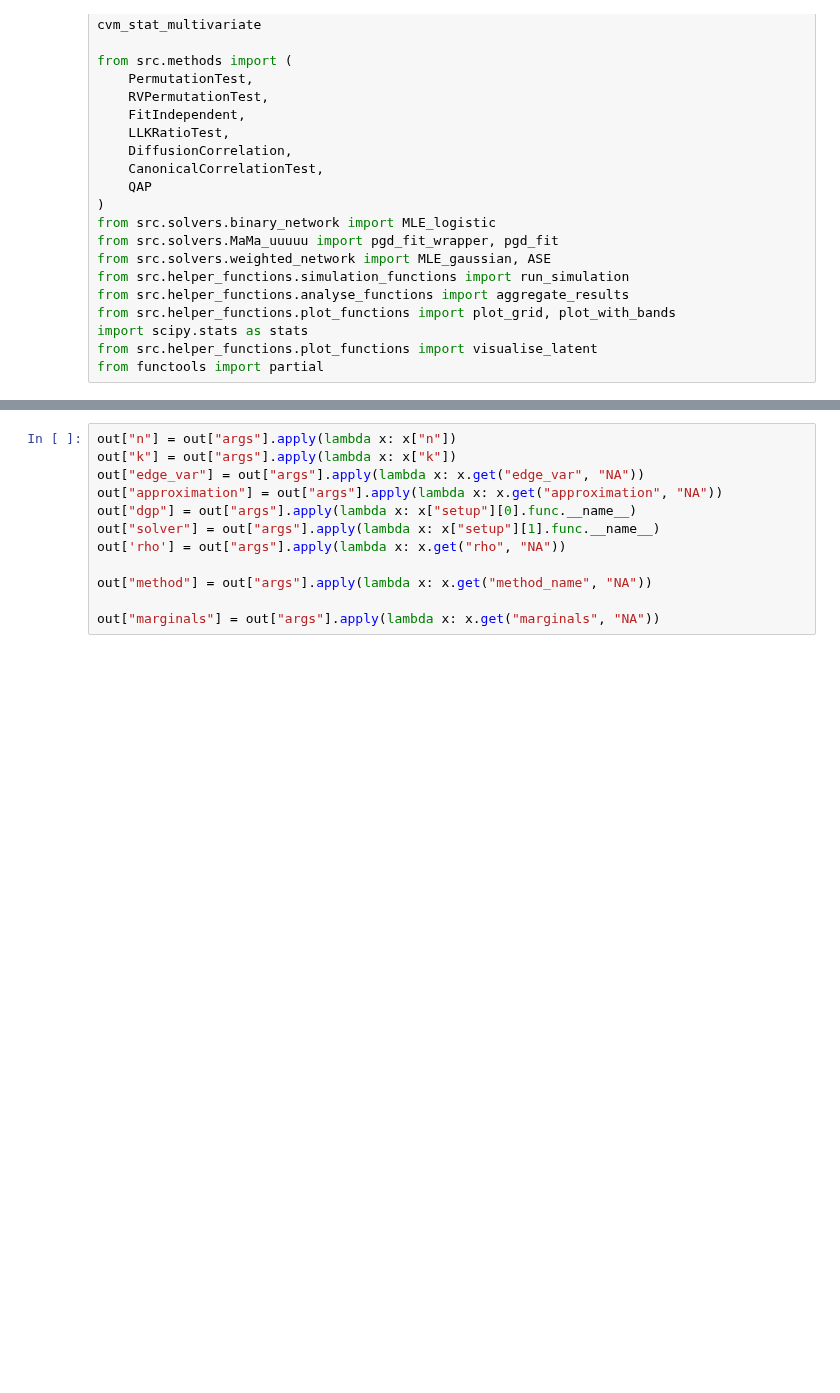
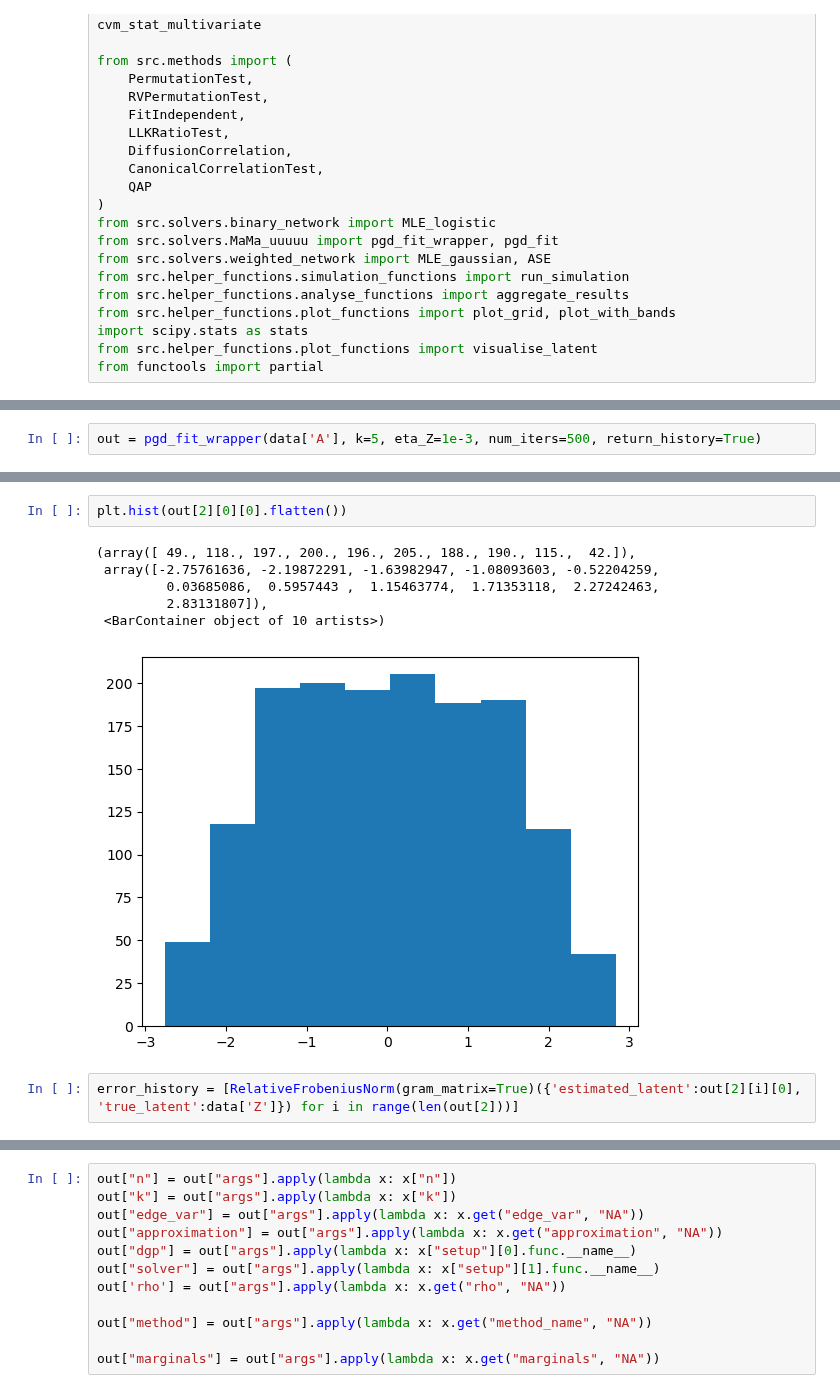
Before and after one commit to lorenzo-costa/testing-network-independence, a Jupyter notebook: notebooks/new_setup.ipynb, the cells around one changed output, grey strips where cells are left out. Drawn from its saved outputs; the diff is of its cells as text; blank space fills up the shorter version.

```diff
--- a/notebooks/new_setup.ipynb
+++ b/notebooks/new_setup.ipynb
@@ -180,0 +63,2 @@ error_history
+# %%
+out = pgd_fit_wrapper(data['A'], k=5, eta_Z=1e-3, num_iters=500, return_history=True)
@@ -180,0 +69,11 @@ error_history
+# %%
+plt.hist(out[2][0][0].flatten())
+# %% [output]
+(array([ 49., 118., 197., 200., 196., 205., 188., 190., 115.,  42.]),
+ array([-2.75761636, -2.19872291, -1.63982947, -1.08093603, -0.52204259,
+         0.03685086,  0.5957443 ,  1.15463774,  1.71353118,  2.27242463,
+         2.83131807]),
+ <BarContainer object of 10 artists>)
+[figure, added]
+# %%
+error_history = [RelativeFrobeniusNorm(gram_matrix=True)({'estimated_latent':out[2][i][0], 'true_latent':data['Z']}) for i in range(len(out[2]))]
```
Also changed, not shown: parts of 20 cells of this notebook, 10 other files.
